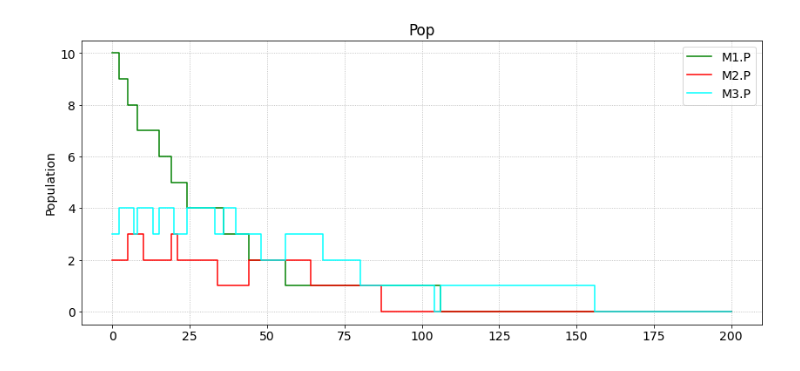
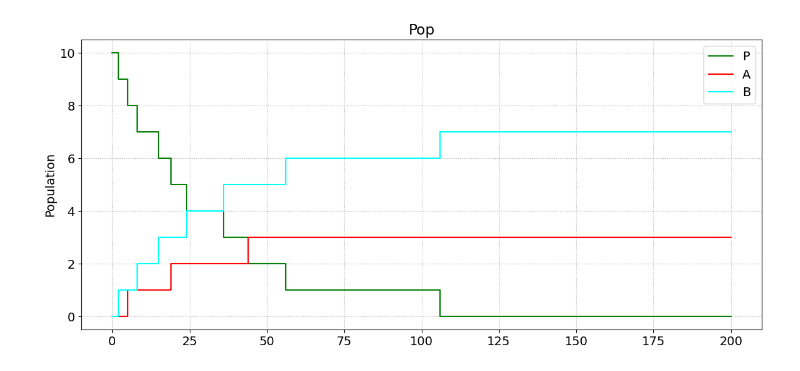
Before and after one commit to DND-DRDC-RDDC/OS_PyCoMod, a Jupyter notebook: test.ipynb, the cells around one changed output. Drawn from its saved outputs; the diff is of its cells as text; code cells hidden in the pictures.

Commit message:
creating discrete pools

```diff
--- a/test.ipynb
+++ b/test.ipynb
@@ -587,13 +593,13 @@ plt.plot(mgr['My run']['output']['P'], color='green', label='P', step=True)
 # %%
 class simple(pcm.Model):
     def build(self, n):
-        P = self.pool(n)
+        P = self.pool(n, pool_type='int')
 
         A = self.pool(external=True)
         B = self.pool(external=True)
 
-        Fa = self.flow(lambda: P*0.01, src=P, dest=A, discrete=True)
-        Fb = self.flow(lambda: P*0.02, src=P, dest=B, discrete=True)
+        Fa = self.flow(lambda: P*0.01, src=P, dest=A)
+        Fb = self.flow(lambda: P*0.02, src=P, dest=B)
 
         return locals()
 
@@ -603,9 +609,9 @@ class simple2(pcm.Model):
         M2 = self.submodel(simple(0))
         M3 = self.submodel(simple(0))
 
-        #M1.A.connect(M2.P)
-        #M1.B.connect(M3.P)
-        M1.connect(A=M2.P, B=M3.P)
+        M1.A.connect(M2.P)
+        M1.B.connect(M3.P)
+        #M1.connect(A=M2.P, B=M3.P)
 
         return locals()
 
@@ -620,5 +626,27 @@ plt = pcm.Plotter(title='Pop', ylabel='Population', fontsize=14, xdates=False)
 plt.plot(mgr['My run']['output']['M1']['P'], color='green', label='M1.P', step=True)
 plt.plot(mgr['My run']['output']['M2']['P'], color='red', label='M2.P', step=True)
 plt.plot(mgr['My run']['output']['M3']['P'], color='cyan', label='M3.P', step=True)
-# %% [output]
-[figure, removed]
+# %%
+class simple(pcm.Model):
+    def build(self, n):
+        P = self.pool(n, pool_type='discrete')
+
+        A = self.pool(0, pool_type='int')
+        B = self.pool(0, pool_type='int')
+
+        Fa = self.flow(lambda: P*0.01, src=P, dest=A)
+        Fb = self.flow(lambda: P*0.02, src=P, dest=B)
+
+        return locals()
+
+m13 = simple(10)
+# %%
+mgr = pcm.RunManager()
+mgr.run(m13, duration=200, label='My run')
+# %%
+plt = pcm.Plotter(title='Pop', ylabel='Population', fontsize=14, xdates=False)
+plt.plot(mgr['My run']['output']['P'], color='green', label='P', step=True)
+plt.plot(mgr['My run']['output']['A'], color='red', label='A', step=True)
+plt.plot(mgr['My run']['output']['B'], color='cyan', label='B', step=True)
+# %% [output]
+[figure, added]
```
Also changed, not shown: parts of 2 cells of this notebook, 2 other files.
